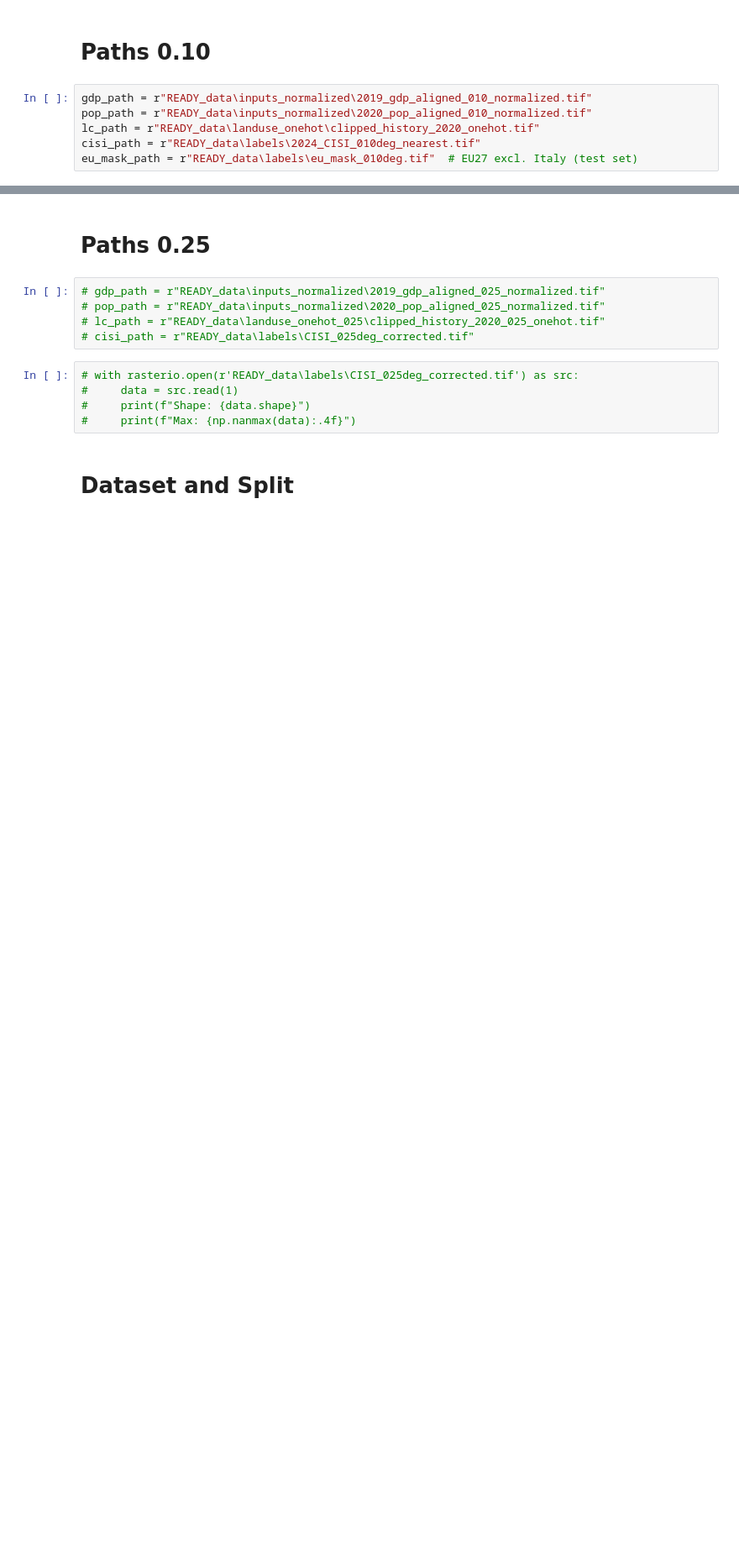
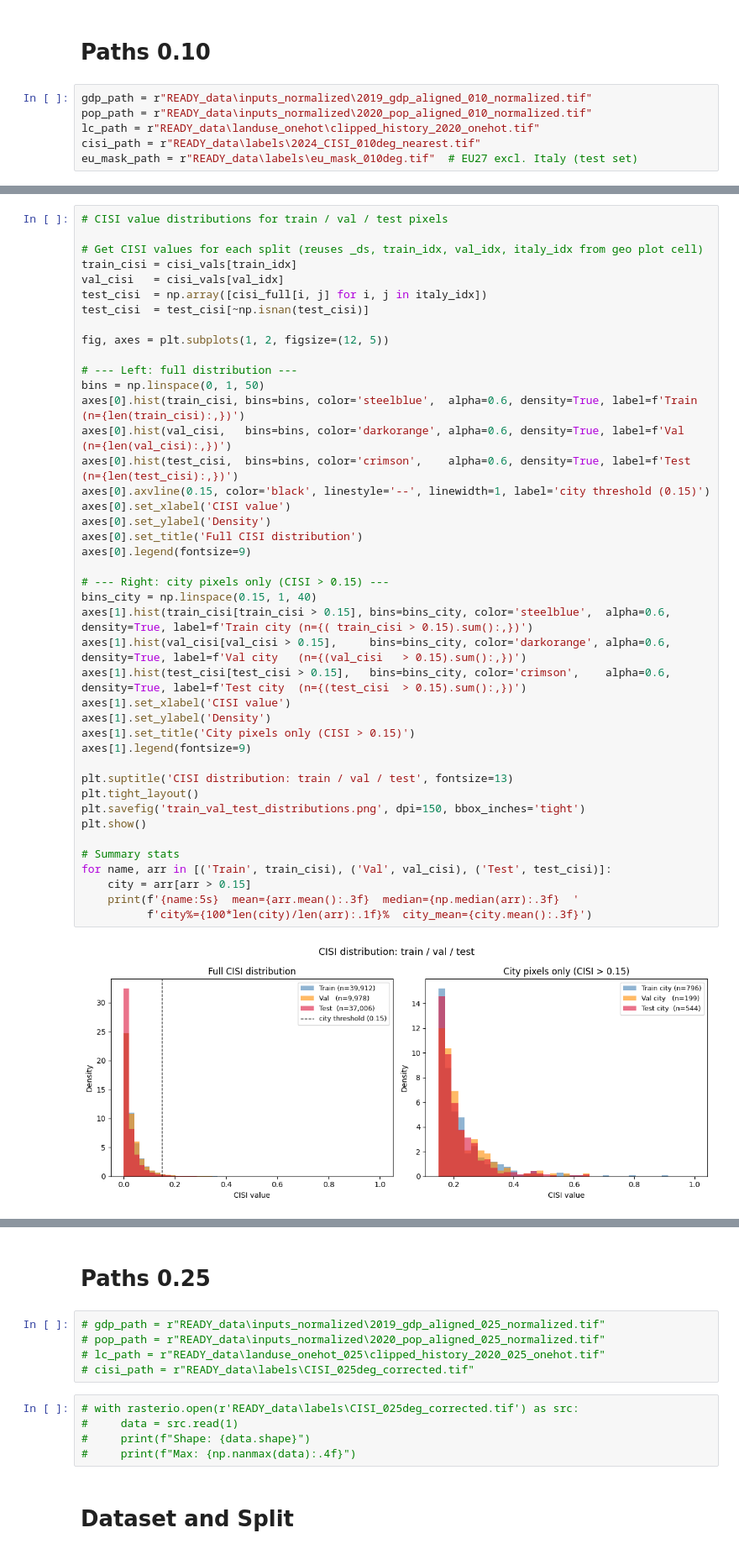
Before and after one commit to Messanella/Thesis_code, a Jupyter notebook: train_model_final.ipynb, the cells around one changed output, grey strips where cells are left out. Shown at 84% size. Cells and saved outputs as stored; diff of their text form; blank space fills up the shorter version.

```diff
--- a/train_model_final.ipynb
+++ b/train_model_final.ipynb
@@ -367,0 +513,44 @@ eu_mask_path = r"READY_data\labels\eu_mask_010deg.tif"  # EU27 excl. Italy (test
+# %%
+# CISI value distributions for train / val / test pixels
+
+# Get CISI values for each split (reuses _ds, train_idx, val_idx, italy_idx from geo plot cell)
+train_cisi = cisi_vals[train_idx]
+val_cisi   = cisi_vals[val_idx]
+test_cisi  = np.array([cisi_full[i, j] for i, j in italy_idx])
+test_cisi  = test_cisi[~np.isnan(test_cisi)]
+
+fig, axes = plt.subplots(1, 2, figsize=(12, 5))
+
+# --- Left: full distribution ---
+bins = np.linspace(0, 1, 50)
+axes[0].hist(train_cisi, bins=bins, color='steelblue',  alpha=0.6, density=True, label=f'Train (n={len(train_cisi):,})')
+axes[0].hist(val_cisi,   bins=bins, color='darkorange', alpha=0.6, density=True, label=f'Val   (n={len(val_cisi):,})')
+axes[0].hist(test_cisi,  bins=bins, color='crimson',    alpha=0.6, density=True, label=f'Test  (n={len(test_cisi):,})')
+axes[0].axvline(0.15, color='black', linestyle='--', linewidth=1, label='city threshold (0.15)')
+axes[0].set_xlabel('CISI value')
+axes[0].set_ylabel('Density')
+axes[0].set_title('Full CISI distribution')
+axes[0].legend(fontsize=9)
+
+# --- Right: city pixels only (CISI > 0.15) ---
+bins_city = np.linspace(0.15, 1, 40)
+axes[1].hist(train_cisi[train_cisi > 0.15], bins=bins_city, color='steelblue',  alpha=0.6, density=True, label=f'Train city (n={( train_cisi > 0.15).sum():,})')
+axes[1].hist(val_cisi[val_cisi > 0.15],     bins=bins_city, color='darkorange', alpha=0.6, density=True, label=f'Val city   (n={(val_cisi   > 0.15).sum():,})')
+axes[1].hist(test_cisi[test_cisi > 0.15],   bins=bins_city, color='crimson',    alpha=0.6, density=True, label=f'Test city  (n={(test_cisi  > 0.15).sum():,})')
+axes[1].set_xlabel('CISI value')
+axes[1].set_ylabel('Density')
+axes[1].set_title('City pixels only (CISI > 0.15)')
+axes[1].legend(fontsize=9)
+
+plt.suptitle('CISI distribution: train / val / test', fontsize=13)
+plt.tight_layout()
+plt.savefig('train_val_test_distributions.png', dpi=150, bbox_inches='tight')
+plt.show()
+
+# Summary stats
+for name, arr in [('Train', train_cisi), ('Val', val_cisi), ('Test', test_cisi)]:
+    city = arr[arr > 0.15]
+    print(f'{name:5s}  mean={arr.mean():.3f}  median={np.median(arr):.3f}  '
+          f'city%={100*len(city)/len(arr):.1f}%  city_mean={city.mean():.3f}')
+# %% [output]
+[figure, added]
```
Also changed, not shown: parts of 35 cells of this notebook, 1 other file.
